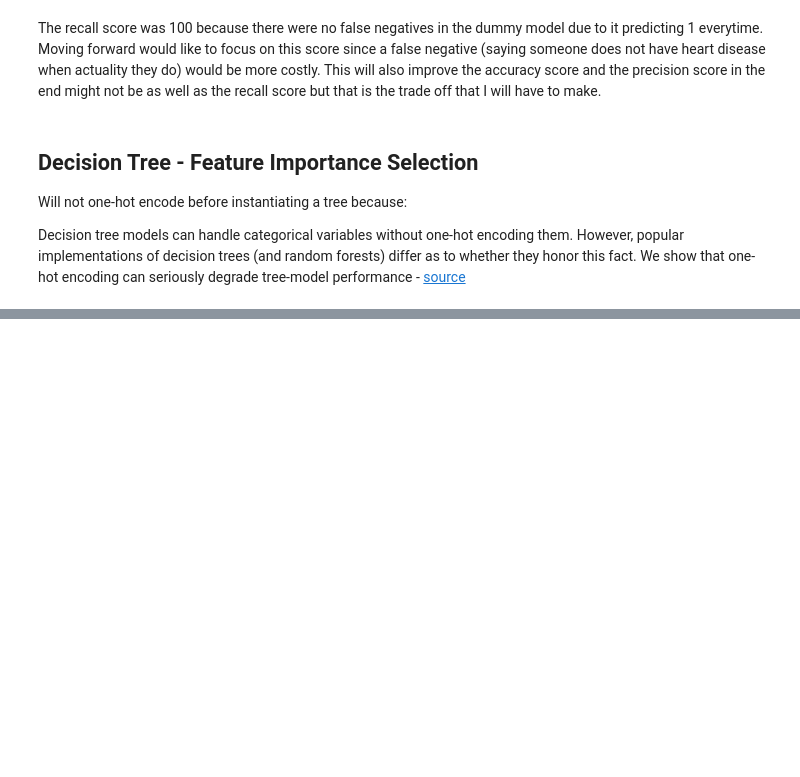
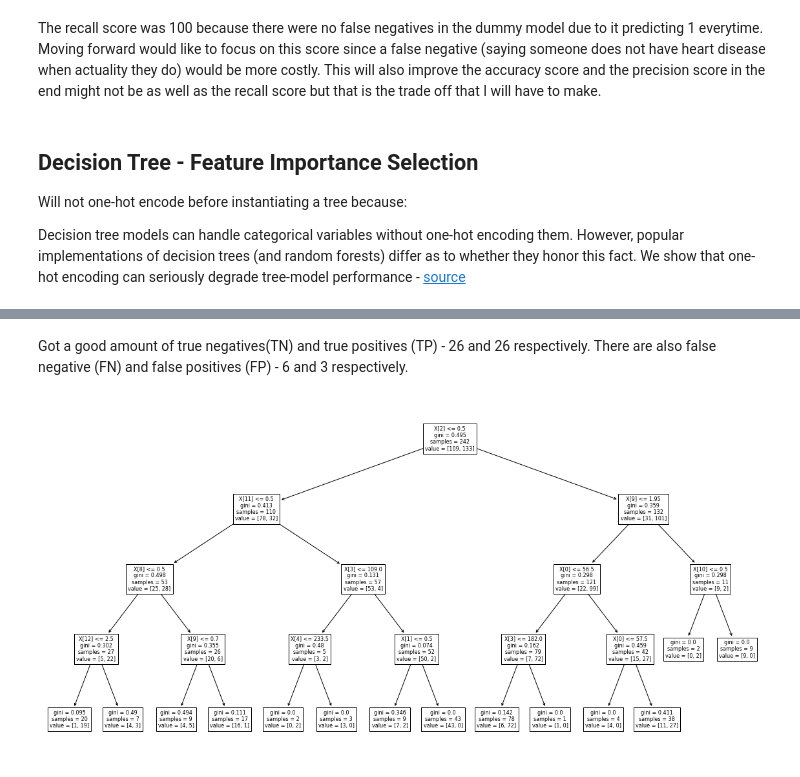
Before and after one commit to tvrjuana/heart-disease, a Jupyter notebook: heart_disease_modeling.ipynb, the cells around one changed output, grey strips where cells are left out. Saved outputs shown, nothing was run; the diff lists cells and outputs as text; code cells hidden in the pictures; blank space fills up the shorter version.

```diff
--- a/heart_disease_modeling.ipynb
+++ b/heart_disease_modeling.ipynb
@@ -423,0 +429,12 @@ There is some overfitting since the train data was 91% and the test score was 82
+# %% [markdown]
+Got a good amount of true negatives(TN) and true positives (TP) - 26 and 26 respectively. There are also false negative (FN) and false positives (FP) - 6 and 3 respectively.
+# %%
+"""
+let's plot the decision tree so we can take a further look out how the splits were made and would give us an insight
+into the feature importance - and to see if we can tweak the some of the decision trees hyperparameters to avoid
+overfitting
+"""
+f, ax = plt.subplots(figsize=(20, 10))
+plot_tree(tree_clf, ax=ax);
+# %% [output]
+[figure, added]
```
Also changed, not shown: parts of 6 cells of this notebook.
